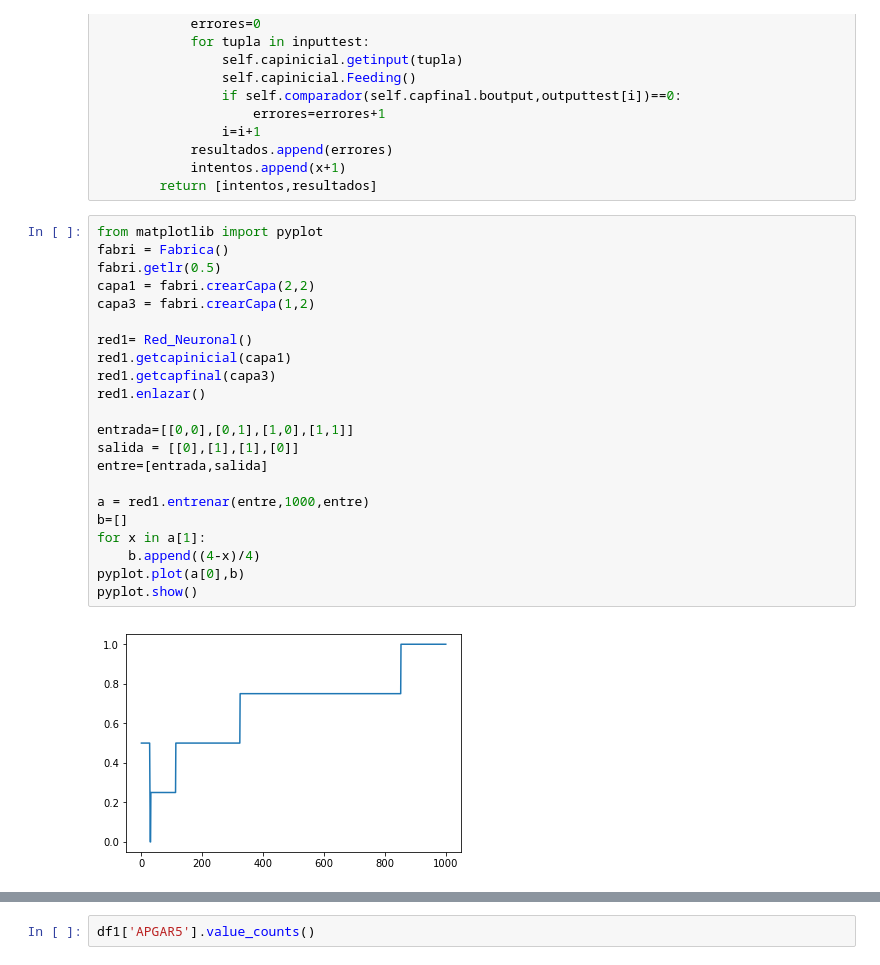
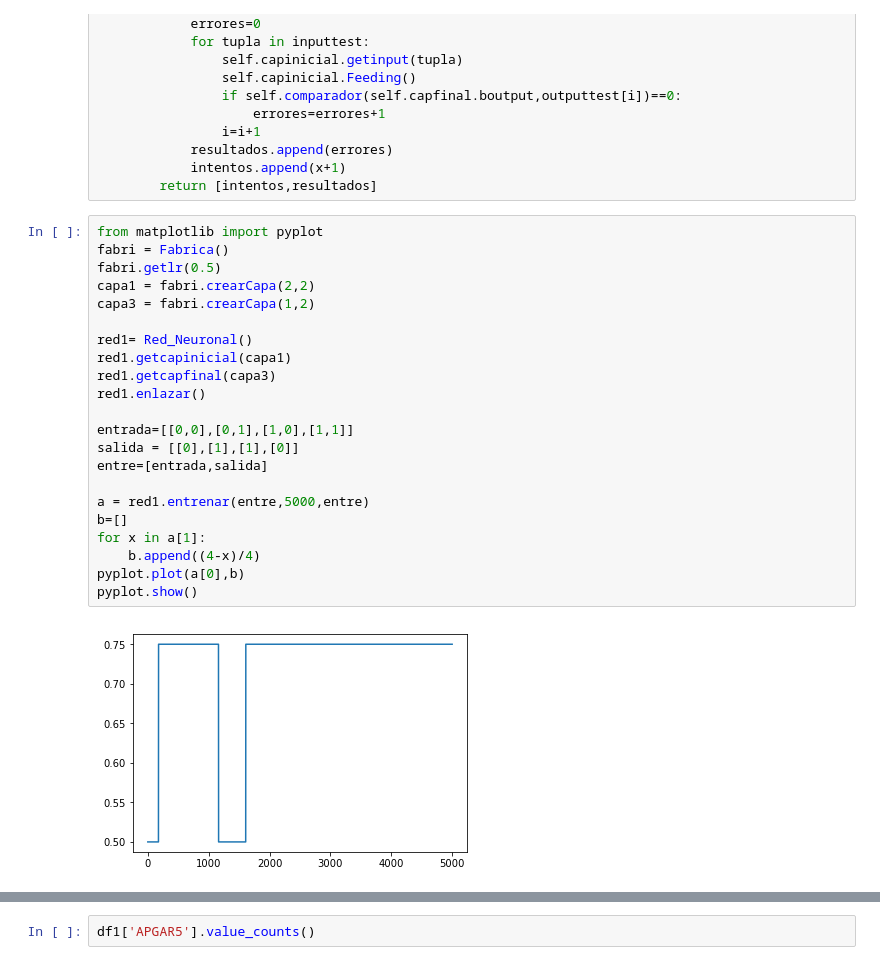
Before and after one commit to mcaballeroguillen/Redes_Neuronales, a Jupyter notebook: Red_Neuronal_1.ipynb, the cells around one changed output, grey strips where cells are left out. Drawn from its saved outputs; the diff is of its cells as text.

```diff
--- a/Red_Neuronal_1.ipynb
+++ b/Red_Neuronal_1.ipynb
@@ -257,27 +257,27 @@ class Red_Neuronal:
 # %%
 from matplotlib import pyplot
 fabri = Fabrica()
 fabri.getlr(0.5)
 capa1 = fabri.crearCapa(2,2)
 capa3 = fabri.crearCapa(1,2)
 
 red1= Red_Neuronal()
 red1.getcapinicial(capa1)
 red1.getcapfinal(capa3)
 red1.enlazar()
 
 entrada=[[0,0],[0,1],[1,0],[1,1]]
 salida = [[0],[1],[1],[0]]
 entre=[entrada,salida]
 
-a = red1.entrenar(entre,1000,entre)
+a = red1.entrenar(entre,5000,entre)
 b=[]
 for x in a[1]:
     b.append((4-x)/4)
 pyplot.plot(a[0],b)
 pyplot.show()
 # %% [output]
-[figure, old version]
+[figure, new version]
 # %%
 capa1.getinput([1,1])
 capa1.Feeding()
```
Also changed, not shown: parts of 15 cells of this notebook.
